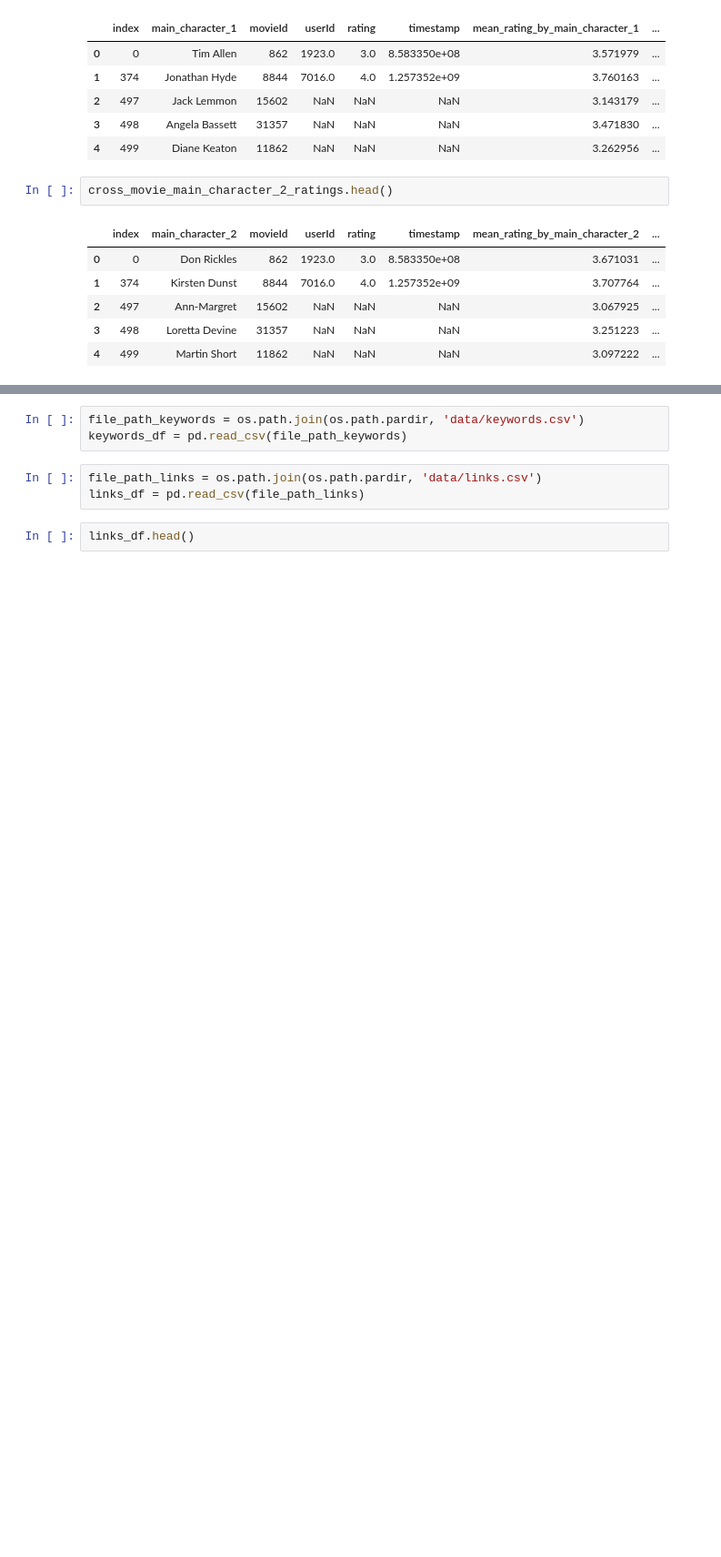
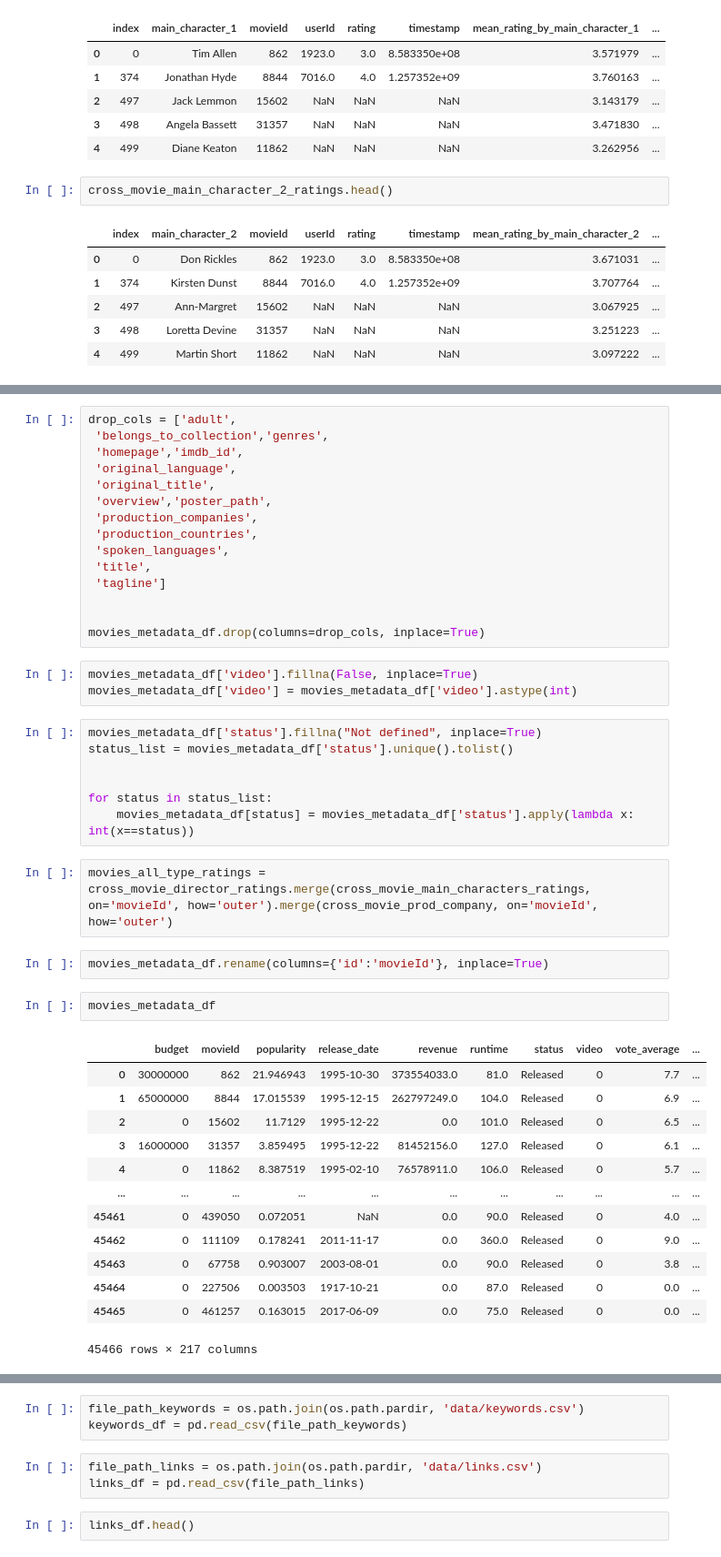
Before and after one commit to HatimRabet/Bandit-Algorithms-for-Movie-Recommendation-System, a Jupyter notebook: scripts/data_study.ipynb, the cells around one changed output, grey strips where cells are left out. Shown at 91% size. Drawn from its saved outputs; the diff is of its cells as text; blank space fills up the shorter version.

```diff
--- a/scripts/data_study.ipynb
+++ b/scripts/data_study.ipynb
@@ -434,0 +480,45 @@ cross_movie_main_character_2_ratings.head()
+# %%
+drop_cols = ['adult',
+ 'belongs_to_collection','genres',
+ 'homepage','imdb_id',
+ 'original_language',
+ 'original_title',
+ 'overview','poster_path',
+ 'production_companies',
+ 'production_countries',
+ 'spoken_languages',
+ 'title',
+ 'tagline']
+
+
+movies_metadata_df.drop(columns=drop_cols, inplace=True)
+# %%
+movies_metadata_df['video'].fillna(False, inplace=True)
+movies_metadata_df['video'] = movies_metadata_df['video'].astype(int)
+# %%
+movies_metadata_df['status'].fillna("Not defined", inplace=True)
+status_list = movies_metadata_df['status'].unique().tolist()
+
+
+for status in status_list:
+    movies_metadata_df[status] = movies_metadata_df['status'].apply(lambda x: int(x==status))
+# %%
+movies_all_type_ratings = cross_movie_director_ratings.merge(cross_movie_main_characters_ratings, on='movieId', how='outer').merge(cross_movie_prod_company, on='movieId', how='outer')
+# %%
+movies_metadata_df.rename(columns={'id':'movieId'}, inplace=True)
+# %%
+movies_metadata_df
+# %% [output]
+|  | budget | movieId | popularity | release_date | revenue | runtime | status | video | vote_average | ... |
+| 0 | 30000000 | 862 | 21.946943 | 1995-10-30 | 373554033.0 | 81.0 | Released | 0 | 7.7 | ... |
+| 1 | 65000000 | 8844 | 17.015539 | 1995-12-15 | 262797249.0 | 104.0 | Released | 0 | 6.9 | ... |
+| 2 | 0 | 15602 | 11.7129 | 1995-12-22 | 0.0 | 101.0 | Released | 0 | 6.5 | ... |
+| 3 | 16000000 | 31357 | 3.859495 | 1995-12-22 | 81452156.0 | 127.0 | Released | 0 | 6.1 | ... |
+| 4 | 0 | 11862 | 8.387519 | 1995-02-10 | 76578911.0 | 106.0 | Released | 0 | 5.7 | ... |
+| ... | ... | ... | ... | ... | ... | ... | ... | ... | ... | ... |
+| 45461 | 0 | 439050 | 0.072051 | NaN | 0.0 | 90.0 | Released | 0 | 4.0 | ... |
+| 45462 | 0 | 111109 | 0.178241 | 2011-11-17 | 0.0 | 360.0 | Released | 0 | 9.0 | ... |
+| 45463 | 0 | 67758 | 0.903007 | 2003-08-01 | 0.0 | 90.0 | Released | 0 | 3.8 | ... |
+| 45464 | 0 | 227506 | 0.003503 | 1917-10-21 | 0.0 | 87.0 | Released | 0 | 0.0 | ... |
+| 45465 | 0 | 461257 | 0.163015 | 2017-06-09 | 0.0 | 75.0 | Released | 0 | 0.0 | ... |
+45466 rows × 217 columns
```
Also changed, not shown: parts of 18 cells of this notebook.
